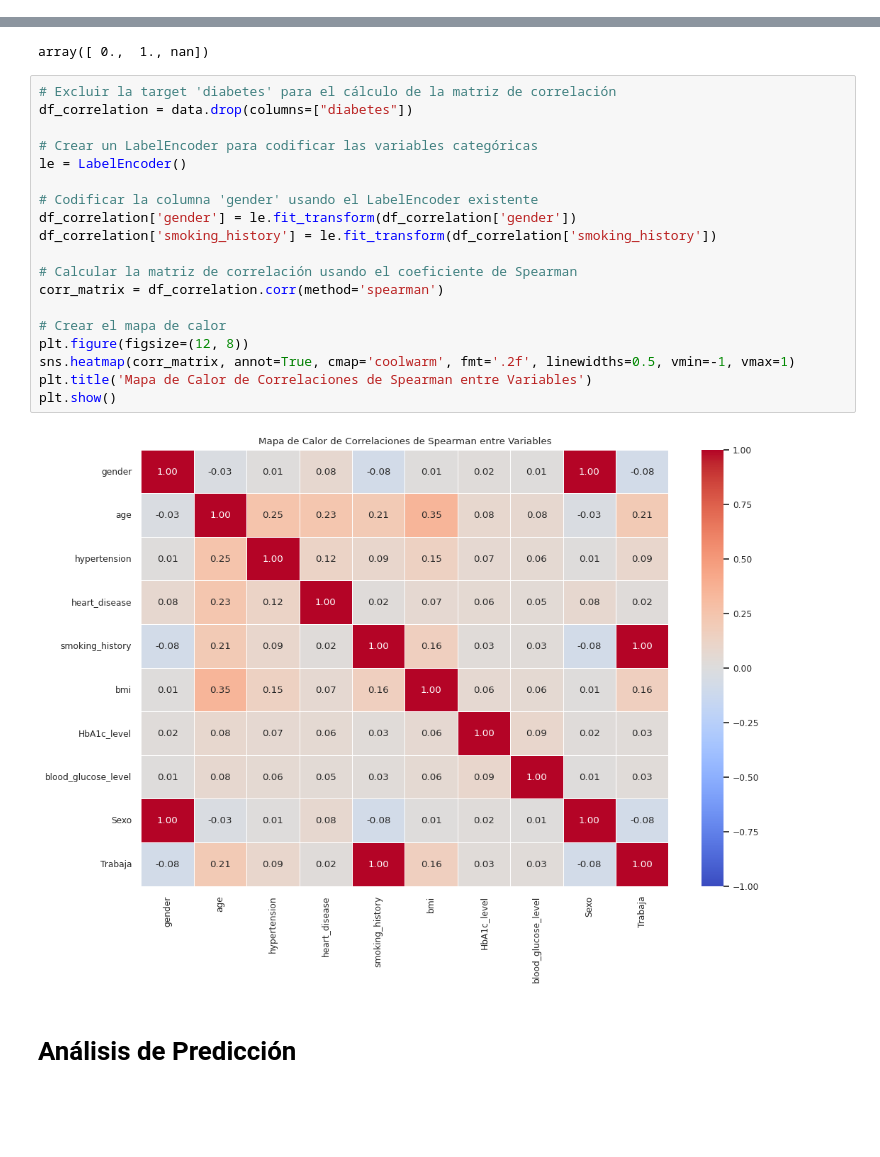
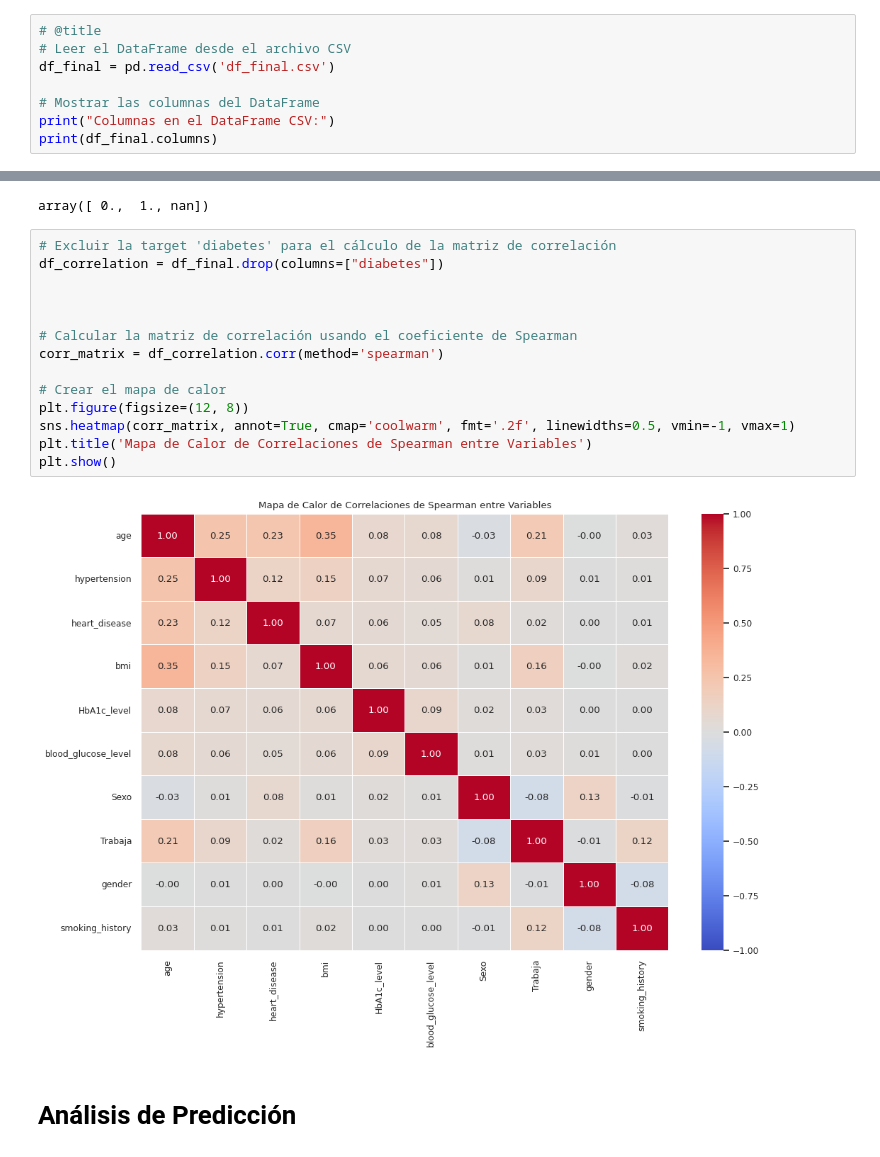
Before and after one commit to rosanahjk/testPublico, a Jupyter notebook: Desafío_Final_Python.ipynb, the cells around one changed output, grey strips where cells are left out. Saved outputs shown, nothing was run; the diff lists cells and outputs as text; blank space fills up the shorter version.

```diff
--- a/Desafío_Final_Python.ipynb
+++ b/Desafío_Final_Python.ipynb
@@ -397,0 +400,8 @@ df_final.to_csv('df_imputado.csv', index=False)
+# %%
+# @title
+# Leer el DataFrame desde el archivo CSV
+df_final = pd.read_csv('df_final.csv')
+
+# Mostrar las columnas del DataFrame
+print("Columnas en el DataFrame CSV:")
+print(df_final.columns)
@@ -403,25 +419,20 @@ df_final.gender.unique()
 array([ 0.,  1., nan])
 # %%
 # Excluir la target 'diabetes' para el cálculo de la matriz de correlación
-df_correlation = data.drop(columns=["diabetes"])
+df_correlation = df_final.drop(columns=["diabetes"])
 
-# Crear un LabelEncoder para codificar las variables categóricas
-le = LabelEncoder()
 
-# Codificar la columna 'gender' usando el LabelEncoder existente
-df_correlation['gender'] = le.fit_transform(df_correlation['gender'])
-df_correlation['smoking_history'] = le.fit_transform(df_correlation['smoking_history'])
 
 # Calcular la matriz de correlación usando el coeficiente de Spearman
 corr_matrix = df_correlation.corr(method='spearman')
 
 # Crear el mapa de calor
 plt.figure(figsize=(12, 8))
 sns.heatmap(corr_matrix, annot=True, cmap='coolwarm', fmt='.2f', linewidths=0.5, vmin=-1, vmax=1)
 plt.title('Mapa de Calor de Correlaciones de Spearman entre Variables')
 plt.show()
 # %% [output]
-[figure, old version]
+[figure, new version]
 # %% [markdown]
 # Análisis de Predicción
 # %%
```
Also changed, not shown: parts of 4 cells of this notebook.
